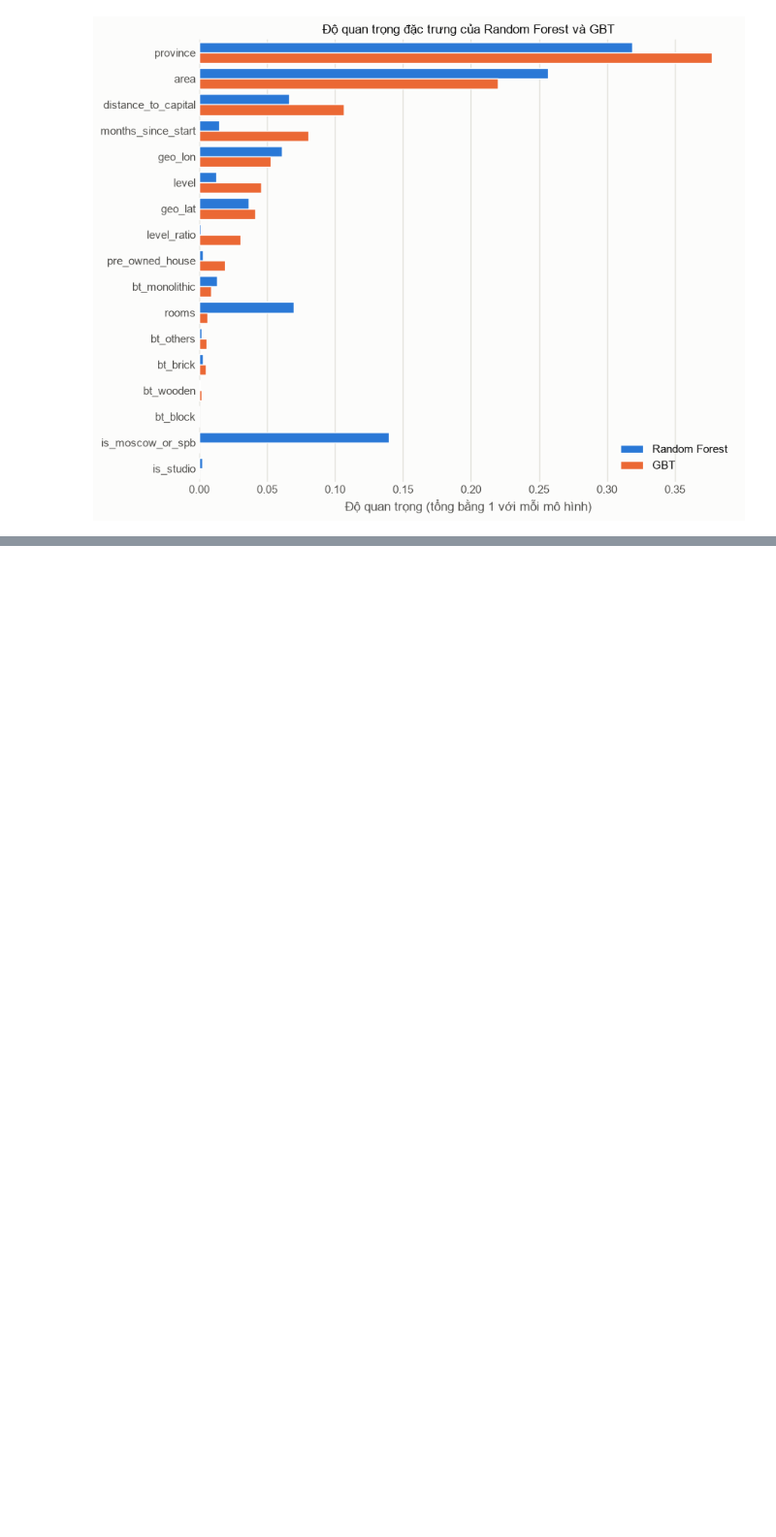
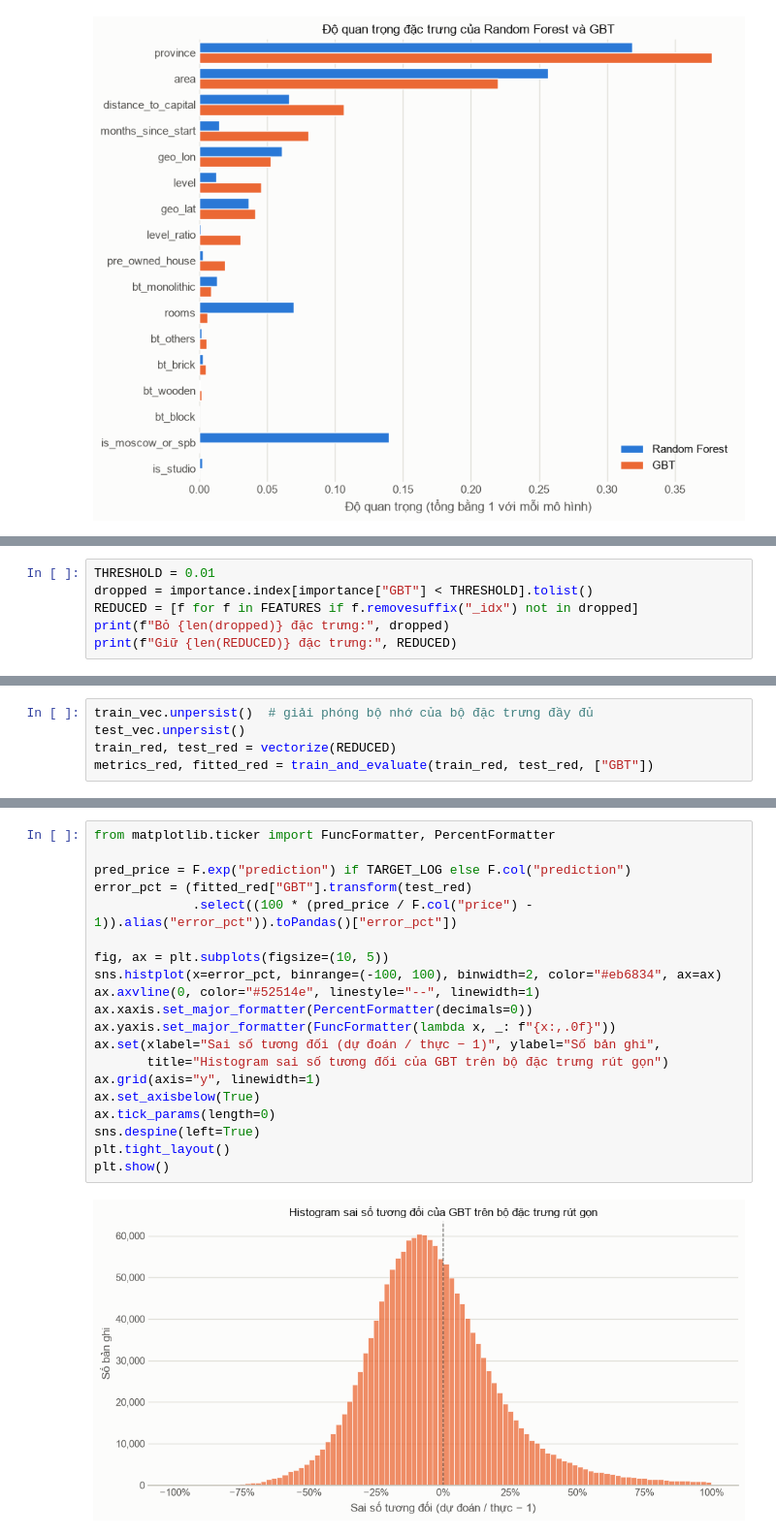
Before and after one commit to thiennguyen37-qn/Russian_Real_Estate, a Jupyter notebook: notebooks/04_modeling.ipynb, the cells around one changed output, grey strips where cells are left out. Shown at 97% size. Saved outputs shown, nothing was run; the diff lists cells and outputs as text; blank space fills up the shorter version.

```diff
--- a/notebooks/04_modeling.ipynb
+++ b/notebooks/04_modeling.ipynb
@@ -467,0 +147,6 @@ plt.show()
+# %%
+THRESHOLD = 0.01
+dropped = importance.index[importance["GBT"] < THRESHOLD].tolist()
+REDUCED = [f for f in FEATURES if f.removesuffix("_idx") not in dropped]
+print(f"Bỏ {len(dropped)} đặc trưng:", dropped)
+print(f"Giữ {len(REDUCED)} đặc trưng:", REDUCED)
@@ -467,0 +160,5 @@ plt.show()
+# %%
+train_vec.unpersist()  # giải phóng bộ nhớ của bộ đặc trưng đầy đủ
+test_vec.unpersist()
+train_red, test_red = vectorize(REDUCED)
+metrics_red, fitted_red = train_and_evaluate(train_red, test_red, ["GBT"])
@@ -467,0 +179,22 @@ plt.show()
+# %%
+from matplotlib.ticker import FuncFormatter, PercentFormatter
+
+pred_price = F.exp("prediction") if TARGET_LOG else F.col("prediction")
+error_pct = (fitted_red["GBT"].transform(test_red)
+             .select((100 * (pred_price / F.col("price") - 1)).alias("error_pct")).toPandas()["error_pct"])
+
+fig, ax = plt.subplots(figsize=(10, 5))
+sns.histplot(x=error_pct, binrange=(-100, 100), binwidth=2, color="#eb6834", ax=ax)
+ax.axvline(0, color="#52514e", linestyle="--", linewidth=1)
+ax.xaxis.set_major_formatter(PercentFormatter(decimals=0))
+ax.yaxis.set_major_formatter(FuncFormatter(lambda x, _: f"{x:,.0f}"))
+ax.set(xlabel="Sai số tương đối (dự đoán / thực − 1)", ylabel="Số bản ghi",
+       title="Histogram sai số tương đối của GBT trên bộ đặc trưng rút gọn")
+ax.grid(axis="y", linewidth=1)
+ax.set_axisbelow(True)
+ax.tick_params(length=0)
+sns.despine(left=True)
+plt.tight_layout()
+plt.show()
+# %% [output]
+[figure, added]
```
Also changed, not shown: parts of 47 cells of this notebook.
